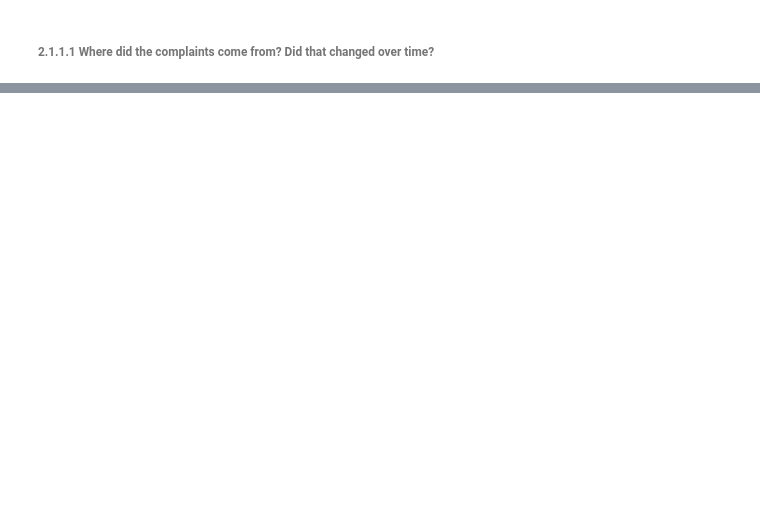
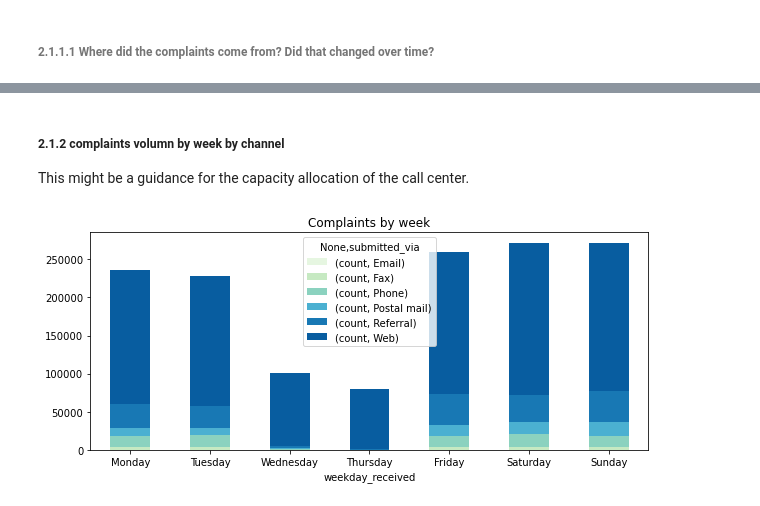
Before and after one commit to rachel0614/BDA-Project1, a Jupyter notebook: CustomerComplaint.ipynb, the cells around one changed output, grey strips where cells are left out. Cells and saved outputs as stored; diff of their text form; code cells hidden in the pictures; blank space fills up the shorter version.

```diff
--- a/CustomerComplaint.ipynb
+++ b/CustomerComplaint.ipynb
@@ -206,0 +283,8 @@ df = pipeline.fit(df).transform(df)
+# %%
+#remove unclosed complaints, keep product=Credit reporting as machine learning dataset
+sdf_ml = sdf_cleaned.\
+  filter("company_response!='In progress' AND company_response!='Untimely response' " + \
+        " AND product='Mortgage'")
+
+#for visualization
+sdf_data = sdf_cleaned
@@ -206,0 +338,20 @@ df = pipeline.fit(df).transform(df)
+# %%
+#for visualization, save to table t_complaints
+cols = [
+  'company',
+ 'product',
+ 'sub_product',
+ 'issue',
+ 'sub_issue',
+ 'complaint_what_happened',
+ 'state',
+ 'consumer_consent_provided','date_received','weekday_received','year_received',
+ 'submitted_via',
+ 'date_sent_to_company',
+ 'company_response',
+ 'timely',
+ 'consumer_disputed']
+#only keep columns for visualization
+sdf_data = sdf_data.select(cols)
+#save to table
+sdf_data.createOrReplaceTempView('t_complaints')
@@ -717,0 +451,21 @@ display(modelA, tdata)
+# %% [markdown]
+##### 2.1.2 complaints volumn by week by channel
+This might be a guidance for the capacity allocation of the call center.
+# %%
+%matplotlib inline
+from matplotlib.colors import ListedColormap
+#count complaints group by day of week
+df_chart = sdf_data.groupBy("weekday_received","submitted_via")\
+  .agg({"submitted_via":"count"})\
+  .withColumnRenamed("count(submitted_via)", "count").toPandas()
+
+# show week labels
+
+ax = df_chart.groupby(['weekday_received','submitted_via']).sum()\
+  .unstack().plot(kind='bar',stacked=True,title='Complaints by week', \
+                  colormap=ListedColormap(sns.color_palette("GnBu", 10)), rot=0,
+                  figsize=(10,4))
+ax.set_xticklabels(['Monday', 'Tuesday', 'Wednesday', 'Thursday', 'Friday', 'Saturday', 'Sunday'])
+plt.show()
+# %% [output]
+[figure, added]
```
Also changed, not shown: parts of 126 cells of this notebook.
